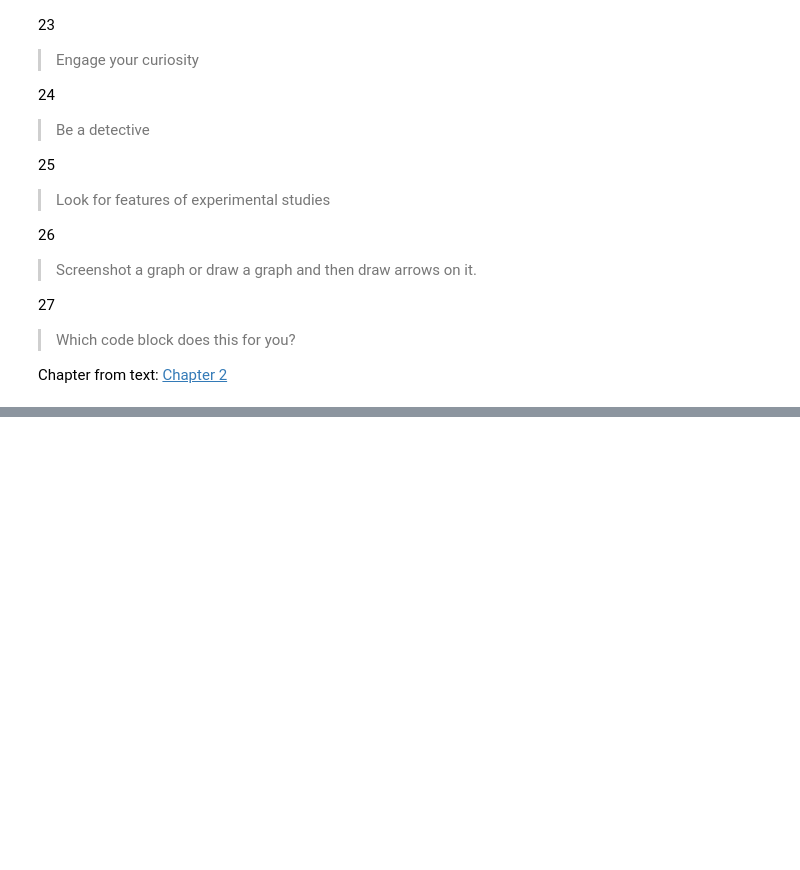
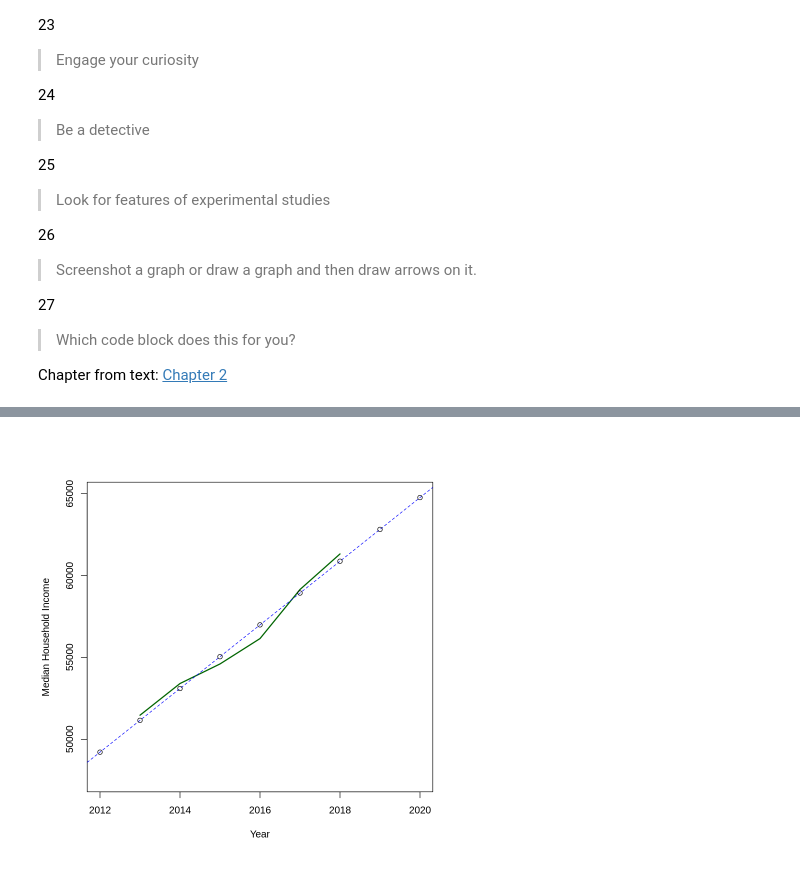
Before and after one commit to matsonah/ClarkeStatsSpring2022, a Jupyter notebook: Spring_2022_Module_3_A.ipynb, the cells around one changed output, grey strips where cells are left out. Drawn from its saved outputs; the diff is of its cells as text; code cells hidden in the pictures; blank space fills up the shorter version.

```diff
--- a/Spring_2022_Module_3_A.ipynb
+++ b/Spring_2022_Module_3_A.ipynb
@@ -62,17 +60,16 @@ summary(life)
 # %%
-DBQ.med <- read.csv("Median Household Income - Dubuque.csv")
-#
 simple.fit = lm(DBQ.med$Household.Income.by.Race~DBQ.med$ID.Year, data.frame(DBQ.med$ID.Year,DBQ.med$Household.Income.by.Race))
 #
 newyears <- data.frame(seq(2012,2020,1))
 #
 DBQ.pred <- data.frame(newyears, newyears*simple.fit$coefficients[2]+simple.fit$coefficients[1])
 #
 plot(DBQ.med$ID.Year,  DBQ.med$Household.Income.by.Race, type="l", lwd=2, col="dark green", xlab="Year", ylab="Median Household Income", xlim=c(2012,2020), ylim=c(47500,65000))
 #
 abline(simple.fit, col="blue", lty=2)
 #
 points(DBQ.pred)
 #
-DBQ.pred
+# %% [output]
+[figure, added]
 # %%
```
Also changed, not shown: parts of 5 cells of this notebook.
